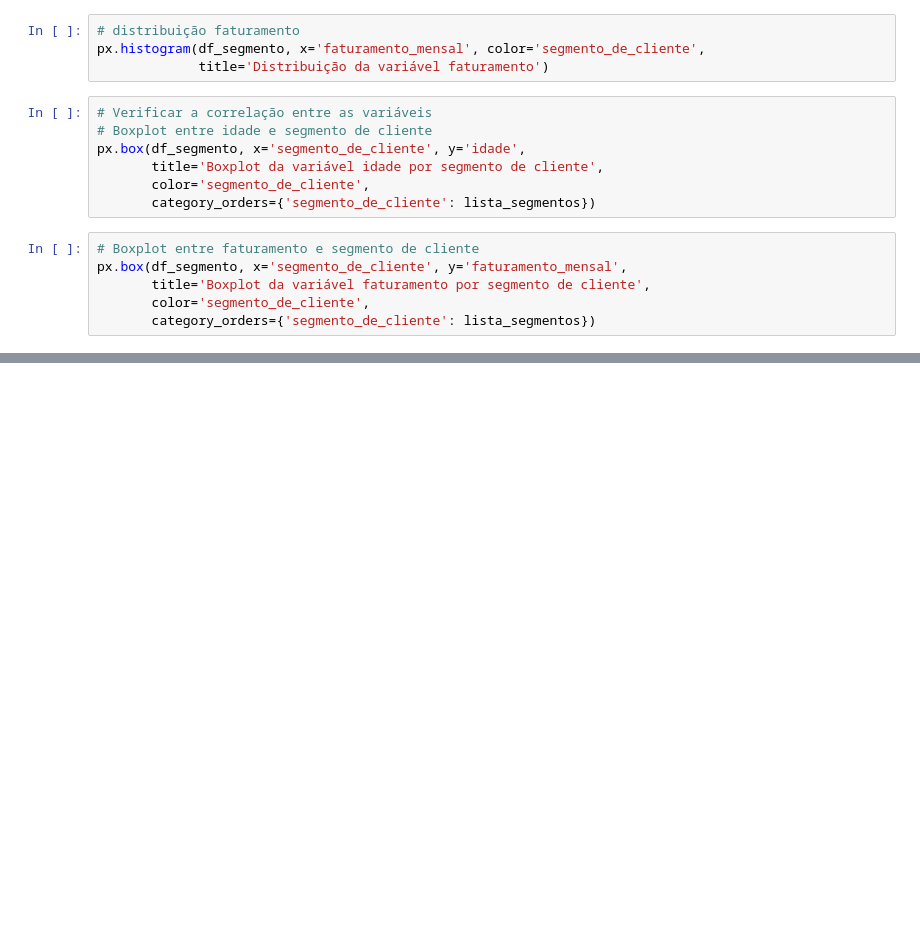
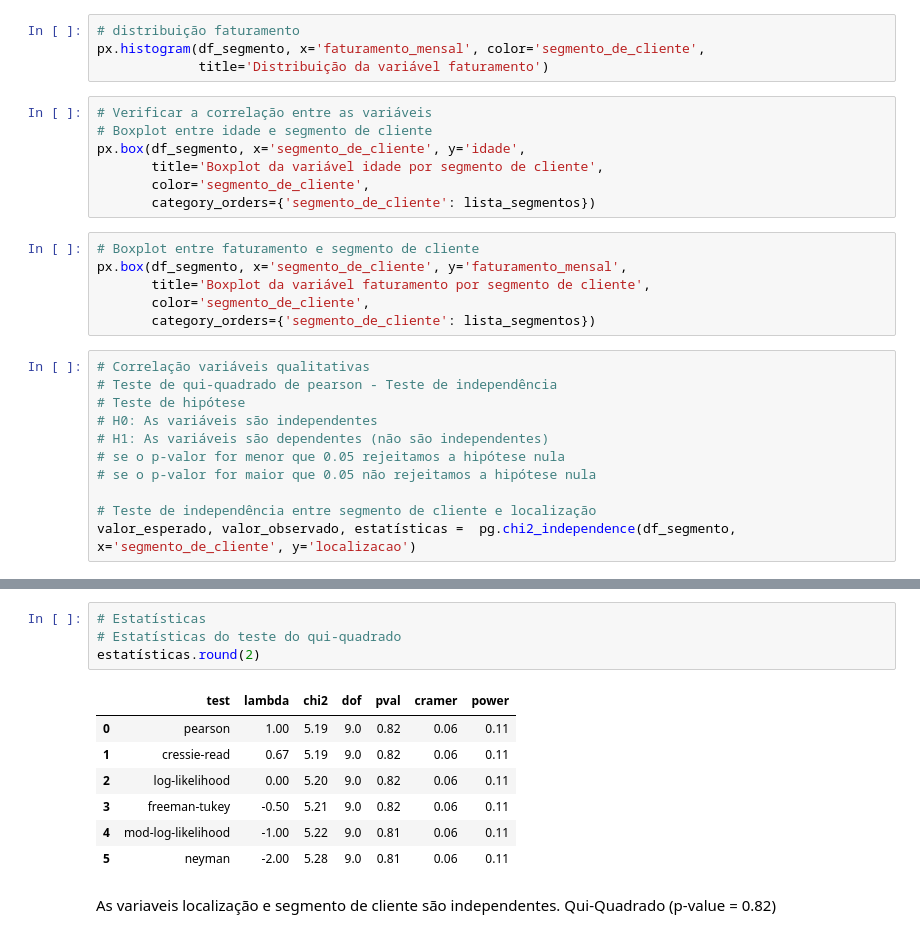
Before and after one commit to srmatheusmaciel/classificacao_arvore_decisao, a Jupyter notebook: classificacao_segmento_empresa.ipynb, the cells around one changed output, grey strips where cells are left out. Saved outputs shown, nothing was run; the diff lists cells and outputs as text; blank space fills up the shorter version.

Commit message:
Verificando Correlação das variaveis Qualitativas
Signed-off-by: Matheus Maciel <eumatheusmaciel@gmail.com>

```diff
--- a/classificacao_segmento_empresa.ipynb
+++ b/classificacao_segmento_empresa.ipynb
@@ -166,3 +166,14 @@ px.box(df_segmento, x='segmento_de_cliente', y='faturamento_mensal',
        title='Boxplot da variável faturamento por segmento de cliente',
        color='segmento_de_cliente',
        category_orders={'segmento_de_cliente': lista_segmentos})
+# %%
+# Correlação variáveis qualitativas
+# Teste de qui-quadrado de pearson - Teste de independência
+# Teste de hipótese
+# H0: As variáveis são independentes
+# H1: As variáveis são dependentes (não são independentes)
+# se o p-valor for menor que 0.05 rejeitamos a hipótese nula
+# se o p-valor for maior que 0.05 não rejeitamos a hipótese nula
+
+# Teste de independência entre segmento de cliente e localização
+valor_esperado, valor_observado, estatísticas =  pg.chi2_independence(df_segmento, x='segmento_de_cliente', y='localizacao')
@@ -168,0 +208,15 @@ px.box(df_segmento, x='segmento_de_cliente', y='faturamento_mensal',
+# %%
+# Estatísticas
+# Estatísticas do teste do qui-quadrado
+estatísticas.round(2)
+# %% [output]
+|  | test | lambda | chi2 | dof | pval | cramer | power |
+| 0 | pearson | 1.00 | 5.19 | 9.0 | 0.82 | 0.06 | 0.11 |
+| 1 | cressie-read | 0.67 | 5.19 | 9.0 | 0.82 | 0.06 | 0.11 |
+| 2 | log-likelihood | 0.00 | 5.20 | 9.0 | 0.82 | 0.06 | 0.11 |
+| 3 | freeman-tukey | -0.50 | 5.21 | 9.0 | 0.82 | 0.06 | 0.11 |
+| 4 | mod-log-likelihood | -1.00 | 5.22 | 9.0 | 0.81 | 0.06 | 0.11 |
+| 5 | neyman | -2.00 | 5.28 | 9.0 | 0.81 | 0.06 | 0.11 |
+# %% [markdown]
+As variaveis localização e segmento de cliente são independentes.
+Qui-Quadrado (p-value = 0.82)
```
Also changed, not shown: parts of 13 cells of this notebook.
